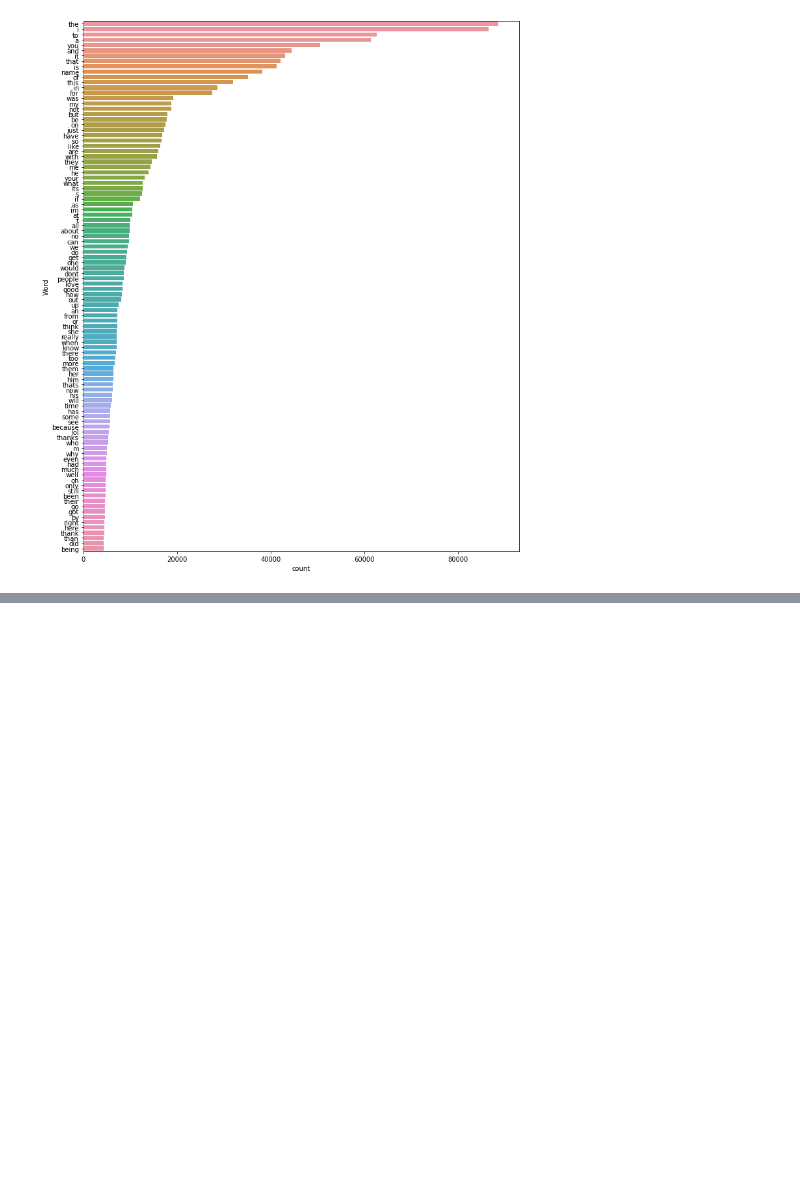
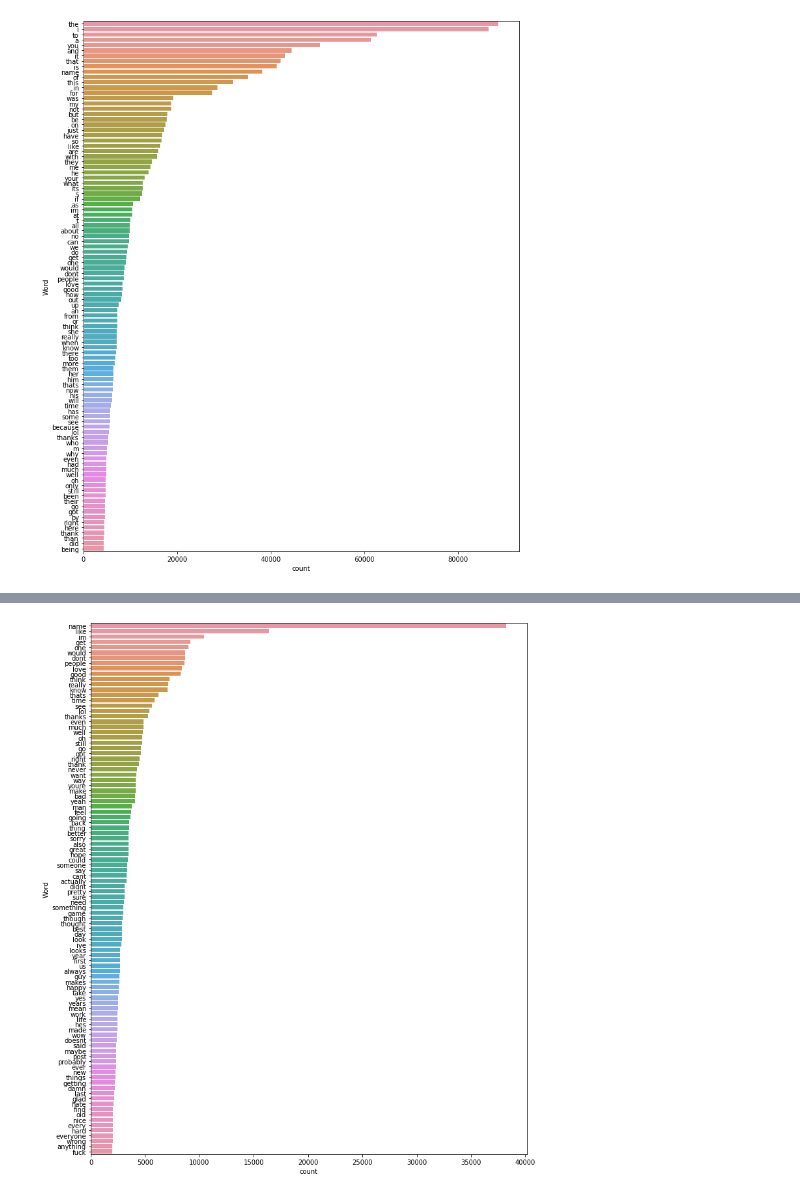
Before and after one commit to romualnaibaho/SG-Multi-Label-Emotion-Classification, a Jupyter notebook: SquidGame_PBA.ipynb, the cells around one changed output, grey strips where cells are left out. Drawn from its saved outputs; the diff is of its cells as text; code cells hidden in the pictures; blank space fills up the shorter version.

Commit message:
stopword removal

```diff
--- a/SquidGame_PBA.ipynb
+++ b/SquidGame_PBA.ipynb
@@ -110,0 +113,13 @@ freq_words(feats_df['text'], 100)
+# %%
+import nltk
+nltk.download('stopwords')
+
+from nltk.corpus import stopwords
+stop_words = set(stopwords.words('english'))
+
+# function to remove stopwords
+def remove_stopwords(text):
+    no_stopword_text = [w for w in text.split() if not w in stop_words]
+    return ' '.join(no_stopword_text)
+
+feats_df['texts'] = feats_df['text'].apply(lambda x: remove_stopwords(x))
@@ -110,0 +129,3 @@ freq_words(feats_df['text'], 100)
+# %%
+feats_df['text'] = feats_df['texts']
+feats_df.head()
@@ -110,0 +139,4 @@ freq_words(feats_df['text'], 100)
+# %%
+freq_words(feats_df['text'], 100)
+# %% [output]
+[figure, added]
```
Also changed, not shown: parts of 4 cells of this notebook.
